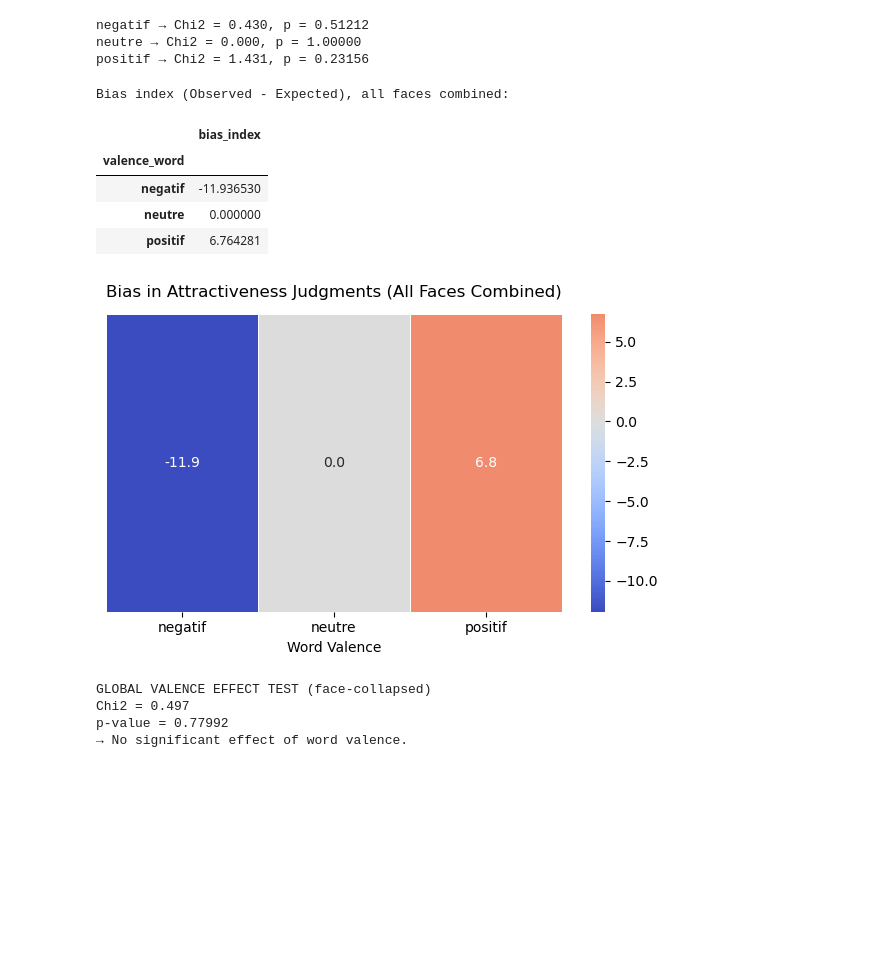
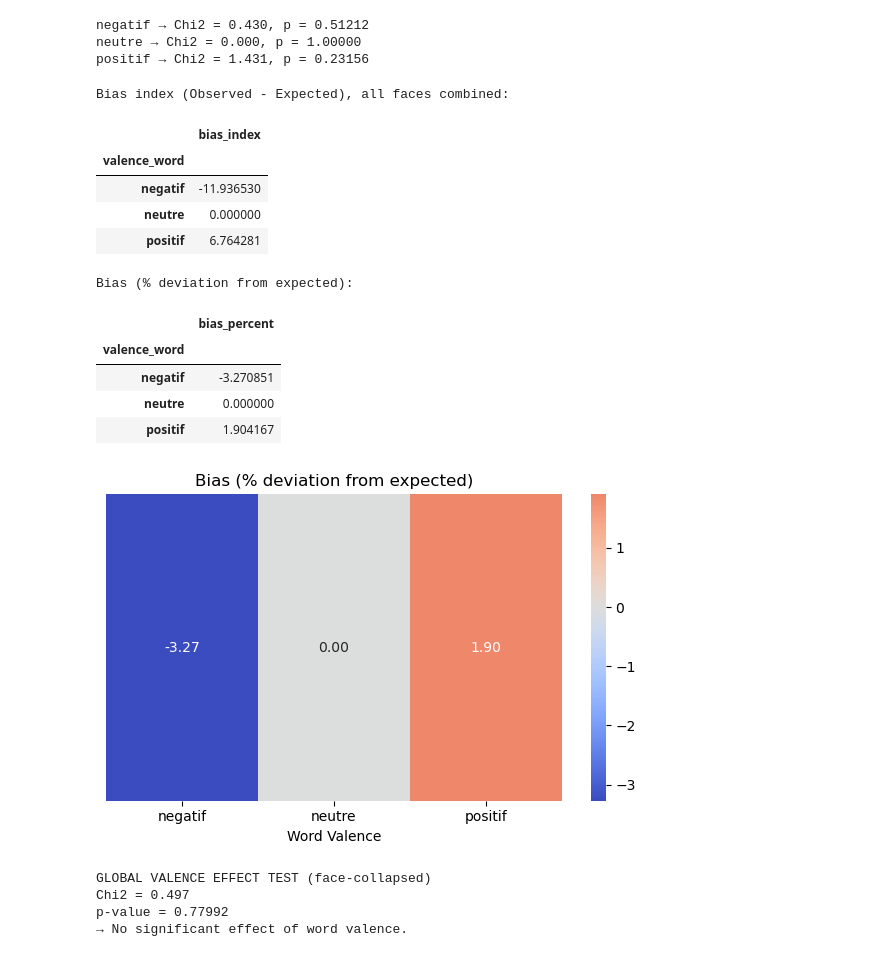
Before and after one commit to Coumess/Lab_Project_Experiment, a Jupyter notebook: extract_data.ipynb, the cells around one changed output. Saved outputs shown, nothing was run; the diff lists cells and outputs as text; code cells hidden in the pictures; blank space fills up the shorter version.

```diff
--- a/extract_data.ipynb
+++ b/extract_data.ipynb
@@ -447,16 +447,16 @@ counts['expected_attractive'] = (
     counts['baseline_attractiveness'] * counts['n_trials']
 )
 
-# Aggregate expected values (collapse across stimuli)
+# Aggregate expected values
 expected_table = (
     counts
     .groupby('valence_word')['expected_attractive']
     .sum()
-    .to_frame()
+    .to_frame(name='expected_attractive')
 )
 
 # ----------------------------
-# 2. OBSERVED (collapsed across faces)
+# 2. OBSERVED
 # ----------------------------
 
 observed = (
@@ -467,45 +467,67 @@ observed = (
 )
 
 # ----------------------------
-# 3. BIAS = observed - expected
+# 3. ALIGN (important safety step)
 # ----------------------------
 
-bias = observed['observed_attractive'] - expected_table['expected_attractive']
+combined = observed.join(expected_table, how='inner')
 
-bias = bias.to_frame(name='bias_index')
+# ----------------------------
+# 4. BIAS
+# ----------------------------
+
+combined['bias_index'] = (
+    combined['observed_attractive'] - combined['expected_attractive']
+)
 
 print("Bias index (Observed - Expected), all faces combined:")
-display(bias)
+display(combined[['bias_index']])
 
 # ----------------------------
-# 4. Visualization
+# 5. NORMALIZED BIAS (%)
+# ----------------------------
+
+combined['bias_percent'] = (
+    combined['bias_index'] / combined['expected_attractive']
+) * 100
+
+print("Bias (% deviation from expected):")
+display(combined[['bias_percent']])
+
+# ----------------------------
+# 6. Visualization
 # ----------------------------
 
 plt.figure(figsize=(6, 4))
 
 sns.heatmap(
-    bias.T,
+    combined[['bias_percent']].T,
     annot=True,
-    fmt='.1f',
+    fmt='.2f',
     cmap='coolwarm',
-    center=0,
-    linewidths=0.5
+    center=0
 )
 
-plt.title("Bias in Attractiveness Judgments (All Faces Combined)", pad=12)
+plt.title("Bias (% deviation from expected)")
 plt.xlabel("Word Valence")
 plt.yticks([])
+
 plt.tight_layout()
-
 plt.show()
 # %% [output]
 Bias index (Observed - Expected), all faces combined:
 |  | bias_index |
 | valence_word |  |
 | negatif | -11.936530 |
 | neutre | 0.000000 |
 | positif | 6.764281 |
+Bias (% deviation from expected):
+|  | bias_percent |
+| valence_word |  |
+| negatif | -3.270851 |
+| neutre | 0.000000 |
+| positif | 1.904167 |
-[figure, old version]
+[figure, new version]
 # %%
 import numpy as np
 from scipy.stats import chisquare
```
Also changed, not shown: parts of 2 cells of this notebook.
